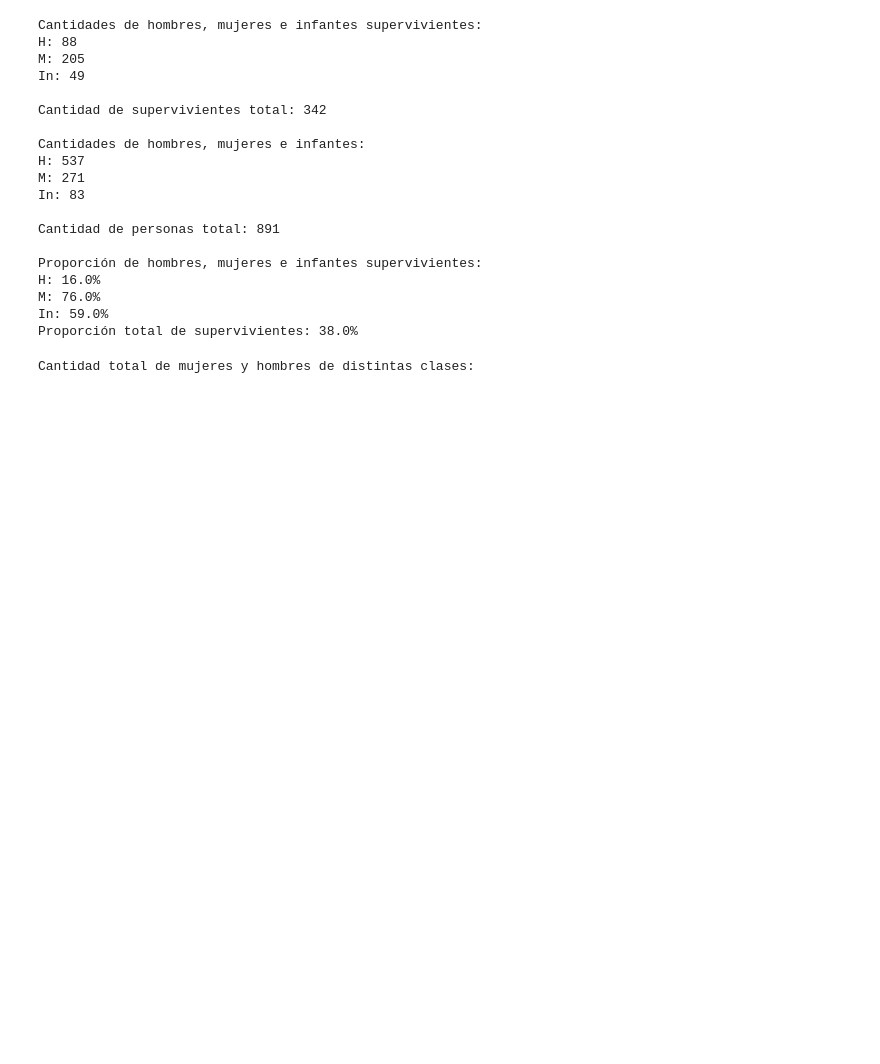
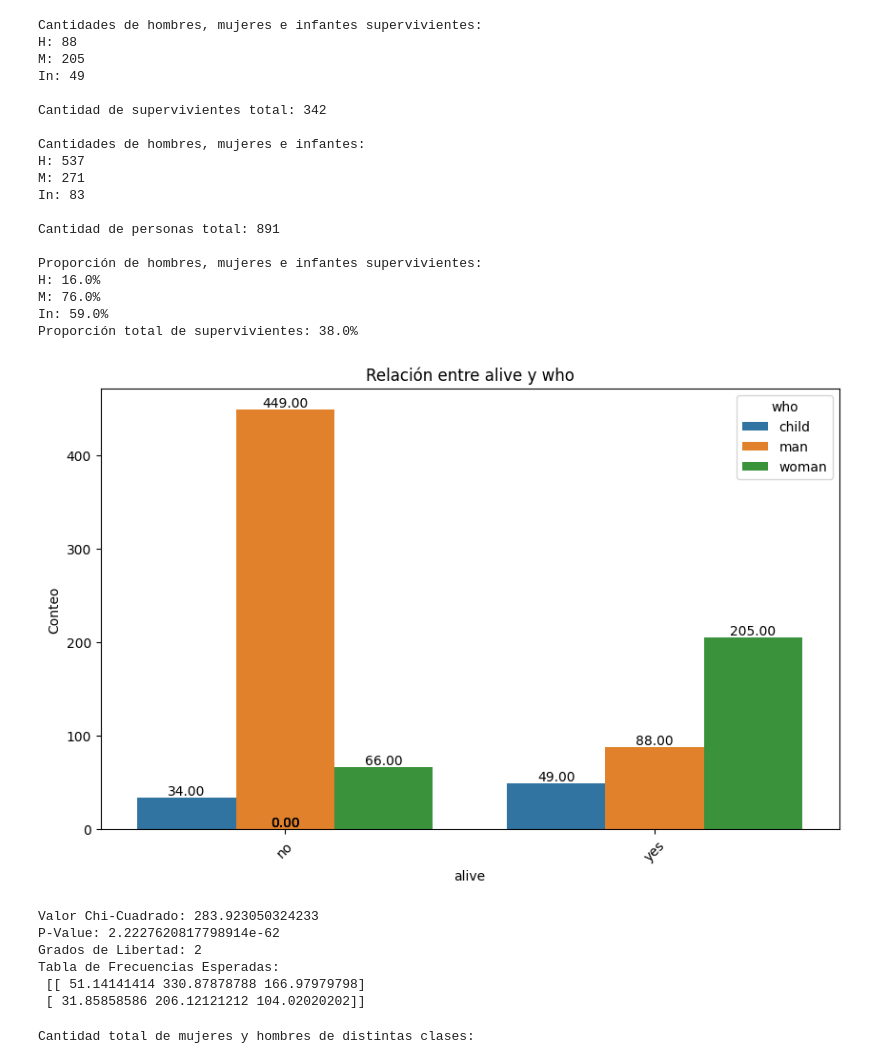
Before and after one commit to JPG250493/Repo-Ejercicios-Jesus, a Jupyter notebook: 03_Data_Analysis/Sprint_07/Unidad_02_Estadistica_Descriptiva_Multivariante/03_Practica_Obligatoria/18_Practica_Obligatoria_Multivariante.ipynb, the cells around one changed output. Saved outputs shown, nothing was run; the diff lists cells and outputs as text; code cells hidden in the pictures; blank space fills up the shorter version.

```diff
--- a/03_Data_Analysis/Sprint_07/Unidad_02_Estadistica_Descriptiva_Multivariante/03_Practica_Obligatoria/18_Practica_Obligatoria_Multivariante.ipynb
+++ b/03_Data_Analysis/Sprint_07/Unidad_02_Estadistica_Descriptiva_Multivariante/03_Practica_Obligatoria/18_Practica_Obligatoria_Multivariante.ipynb
@@ -232,6 +237,27 @@ H: 16.0%
 M: 76.0%
 In: 59.0%
 Proporción total de supervivientes: 38.0%
+# %%
+bc.plot_categorical_relationship_fin(df_titanic, "alive", "who", relative_freq=False, show_values=True)
+# %% [output]
+[figure, added]
+# %%
+#Solución
+from scipy.stats import chi2_contingency
+tabla_contingencia = pd.crosstab(df_titanic["alive"], df_titanic["who"])
+chi2, p, dof, expected = chi2_contingency(tabla_contingencia)
+
+print("Valor Chi-Cuadrado:", chi2)
+print("P-Value:", p)
+print("Grados de Libertad:", dof)
+print("Tabla de Frecuencias Esperadas:\n", expected)
+# %% [output]
+Valor Chi-Cuadrado: 283.923050324233
+P-Value: 2.2227620817798914e-62
+Grados de Libertad: 2
+Tabla de Frecuencias Esperadas:
+ [[ 51.14141414 330.87878788 166.97979798]
+ [ 31.85858586 206.12121212 104.02020202]]
 # %%
 #################################################################
 # ¿Existe alguna relación estadísticamente significativa entre el sexo y la supervivencia en el Titanic?
```
Also changed, not shown: parts of 6 cells of this notebook, 10 other files.
